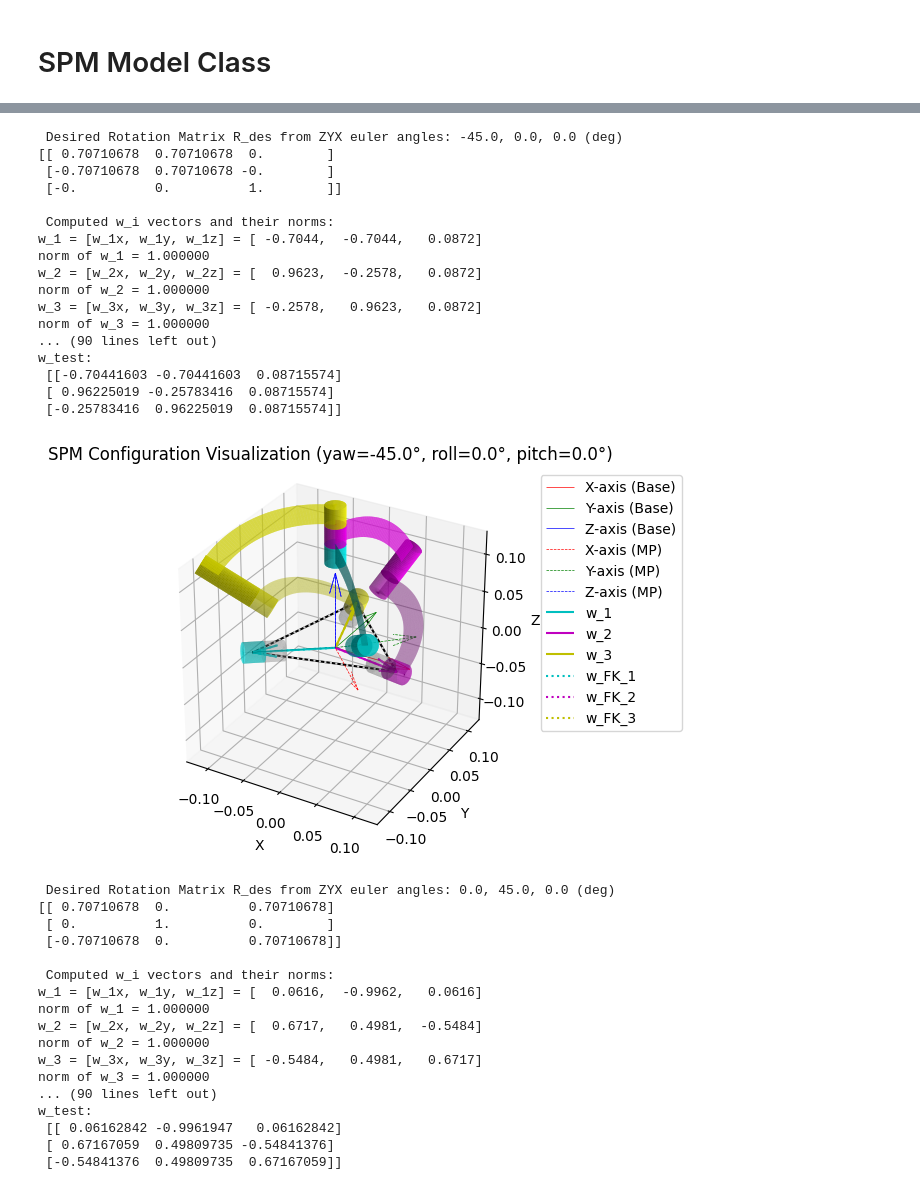
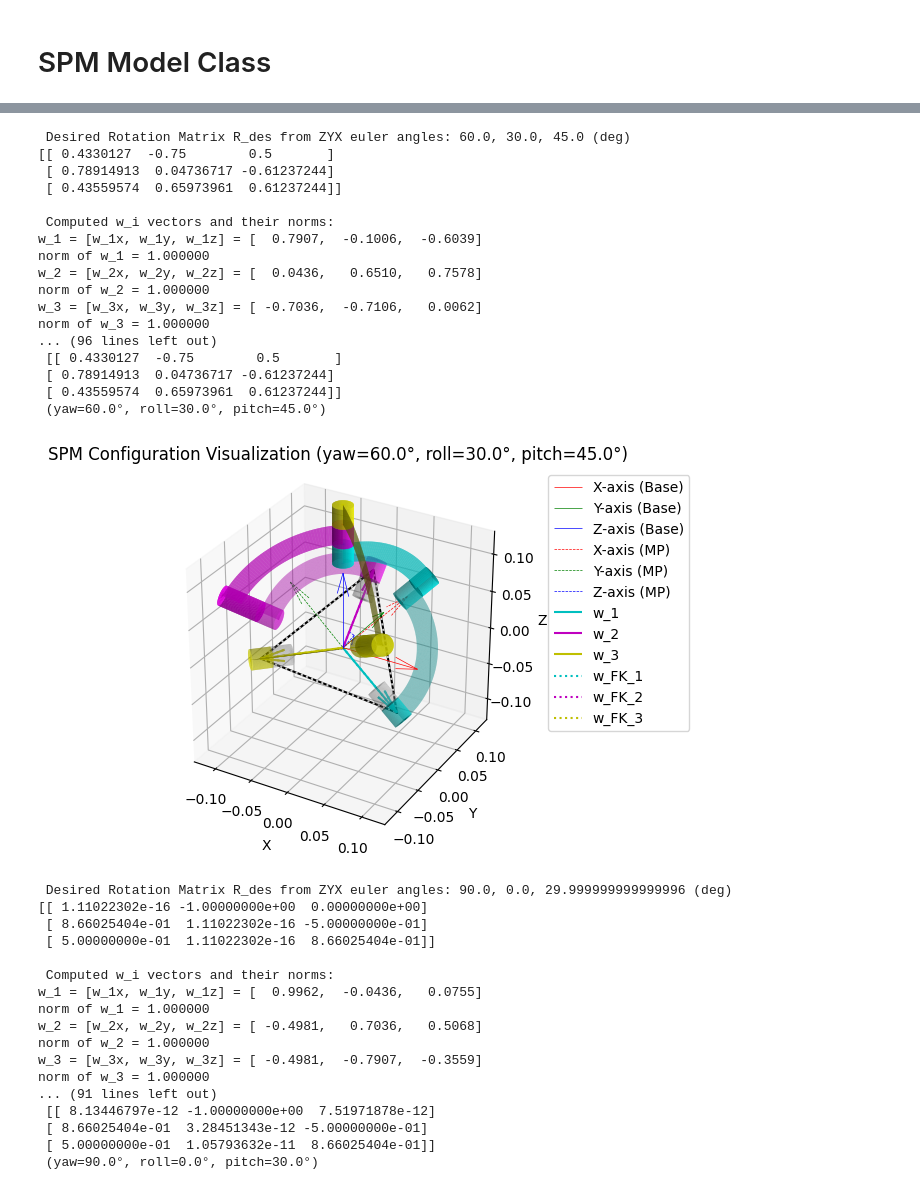
Before and after one commit to ChawinOph/spm-mechanics, a Jupyter notebook: notebooks/spm_kinematics.ipynb, the cells around one changed output, grey strips where cells are left out. Drawn from its saved outputs; the diff is of its cells as text; code cells hidden in the pictures.

```diff
--- a/notebooks/spm_kinematics.ipynb
+++ b/notebooks/spm_kinematics.ipynb
@@ -2192,10 +2278,18 @@ euler_angles_set = [
     [np.pi/2, 0 ,0] # extreme pose
 ]
 
+euler_angles_set_traj = [
+    [0, 0, 0],
+    [np.pi/6, np.pi/6, np.pi/6],
+    [np.pi/4, np.pi/6, np.pi/4],
+    [np.pi/3, np.pi/6, np.pi/4],
+    [np.pi/2, 0, np.pi/6] # extreme pose
+]
+
 spm = SPM()
 # spm = SPM(theta_sol_indices=[1, 1, 1]) # test with different assembly mode
 
-for euler_angles in euler_angles_set:
+for step_n, euler_angles in enumerate(euler_angles_set_traj):
     # print("\n" + "="*60)
 
     # compute desired rotation matrix
@@ -2214,12 +2308,17 @@ for euler_angles in euler_angles_set:
         print(f"B: \n {B}")
 
         print("\n Performing FK")
-        w_sol = spm.compute_fk(spm.theta_i, verbose=True, update_config=True, init_prev_sol=False)
+        use_prev_ik_sol = (step_n != 0)
+        if use_prev_ik_sol:
+            print('Using prev ik sol in the last step')
+        else:
+            print('Using fixed init condition')
+        w_sol, R_sol = spm.compute_fk(spm.theta_i, verbose=True, update_config=True, init_prev_sol=use_prev_ik_sol)
+        w_test = np.asarray(spm.w_i)
+        yaw_sol, roll_sol, pitch_sol = R.from_matrix(R_sol).as_euler('zyx', degrees=True)
         print(f"w_i from FK Solution: \n {w_sol}")
-
-        # w_test = np.stack((spm.w_i[0], spm.w_i[1], spm.w_i[2]))
-        w_test = np.asarray(spm.w_i)
         print(f"w_test: \n {w_test}")
+        print(f"R_sol from FK Solution: \n {R_sol} \n (yaw={yaw_sol:.1f}°, roll={roll_sol:.1f}°, pitch={pitch_sol:.1f}°)")
 
         # verify FK by actual config updated by IK
         if not np.allclose(w_sol, w_test):
@@ -2293,35 +2392,35 @@ w_test:
- Desired Rotation Matrix R_des from ZYX euler angles: -45.0, 0.0, 0.0 (deg)
-[[ 0.70710678  0.70710678  0.        ]
- [-0.70710678  0.70710678 -0.        ]
- [-0.          0.          1.        ]]
+ Desired Rotation Matrix R_des from ZYX euler angles: 60.0, 30.0, 45.0 (deg)
+[[ 0.4330127  -0.75        0.5       ]
+ [ 0.78914913  0.04736717 -0.61237244]
+ [ 0.43559574  0.65973961  0.61237244]]
 
  Computed w_i vectors and their norms:
-w_1 = [w_1x, w_1y, w_1z] = [ -0.7044,  -0.7044,   0.0872]
+w_1 = [w_1x, w_1y, w_1z] = [  0.7907,  -0.1006,  -0.6039]
 norm of w_1 = 1.000000
-w_2 = [w_2x, w_2y, w_2z] = [  0.9623,  -0.2578,   0.0872]
+w_2 = [w_2x, w_2y, w_2z] = [  0.0436,   0.6510,   0.7578]
 norm of w_2 = 1.000000
-w_3 = [w_3x, w_3y, w_3z] = [ -0.2578,   0.9623,   0.0872]
+w_3 = [w_3x, w_3y, w_3z] = [ -0.7036,  -0.7106,   0.0062]
 norm of w_3 = 1.000000
-... (90 lines left out)
-w_test:
- [[-0.70441603 -0.70441603  0.08715574]
- [ 0.96225019 -0.25783416  0.08715574]
- [-0.25783416  0.96225019  0.08715574]]
+... (96 lines left out)
+ [[ 0.4330127  -0.75        0.5       ]
+ [ 0.78914913  0.04736717 -0.61237244]
+ [ 0.43559574  0.65973961  0.61237244]]
+ (yaw=60.0°, roll=30.0°, pitch=45.0°)
-[figure, old version]
+[figure, new version]
- Desired Rotation Matrix R_des from ZYX euler angles: 0.0, 45.0, 0.0 (deg)
-[[ 0.70710678  0.          0.70710678]
- [ 0.          1.          0.        ]
- [-0.70710678  0.          0.70710678]]
+ Desired Rotation Matrix R_des from ZYX euler angles: 90.0, 0.0, 29.999999999999996 (deg)
+[[ 1.11022302e-16 -1.00000000e+00  0.00000000e+00]
+ [ 8.66025404e-01  1.11022302e-16 -5.00000000e-01]
+ [ 5.00000000e-01  1.11022302e-16  8.66025404e-01]]
 
  Computed w_i vectors and their norms:
-w_1 = [w_1x, w_1y, w_1z] = [  0.0616,  -0.9962,   0.0616]
+w_1 = [w_1x, w_1y, w_1z] = [  0.9962,  -0.0436,   0.0755]
 norm of w_1 = 1.000000
-w_2 = [w_2x, w_2y, w_2z] = [  0.6717,   0.4981,  -0.5484]
+w_2 = [w_2x, w_2y, w_2z] = [ -0.4981,   0.7036,   0.5068]
 norm of w_2 = 1.000000
-w_3 = [w_3x, w_3y, w_3z] = [ -0.5484,   0.4981,   0.6717]
+w_3 = [w_3x, w_3y, w_3z] = [ -0.4981,  -0.7907,  -0.3559]
 norm of w_3 = 1.000000
-... (90 lines left out)
-w_test:
- [[ 0.06162842 -0.9961947   0.06162842]
- [ 0.67167059  0.49809735 -0.54841376]
- [-0.54841376  0.49809735  0.67167059]]
+... (91 lines left out)
+ [[ 8.13446797e-12 -1.00000000e+00  7.51971878e-12]
+ [ 8.66025404e-01  3.28451343e-12 -5.00000000e-01]
+ [ 5.00000000e-01  1.05793632e-11  8.66025404e-01]]
+ (yaw=90.0°, roll=0.0°, pitch=30.0°)
```
Also changed, not shown: parts of 5 cells of this notebook.
